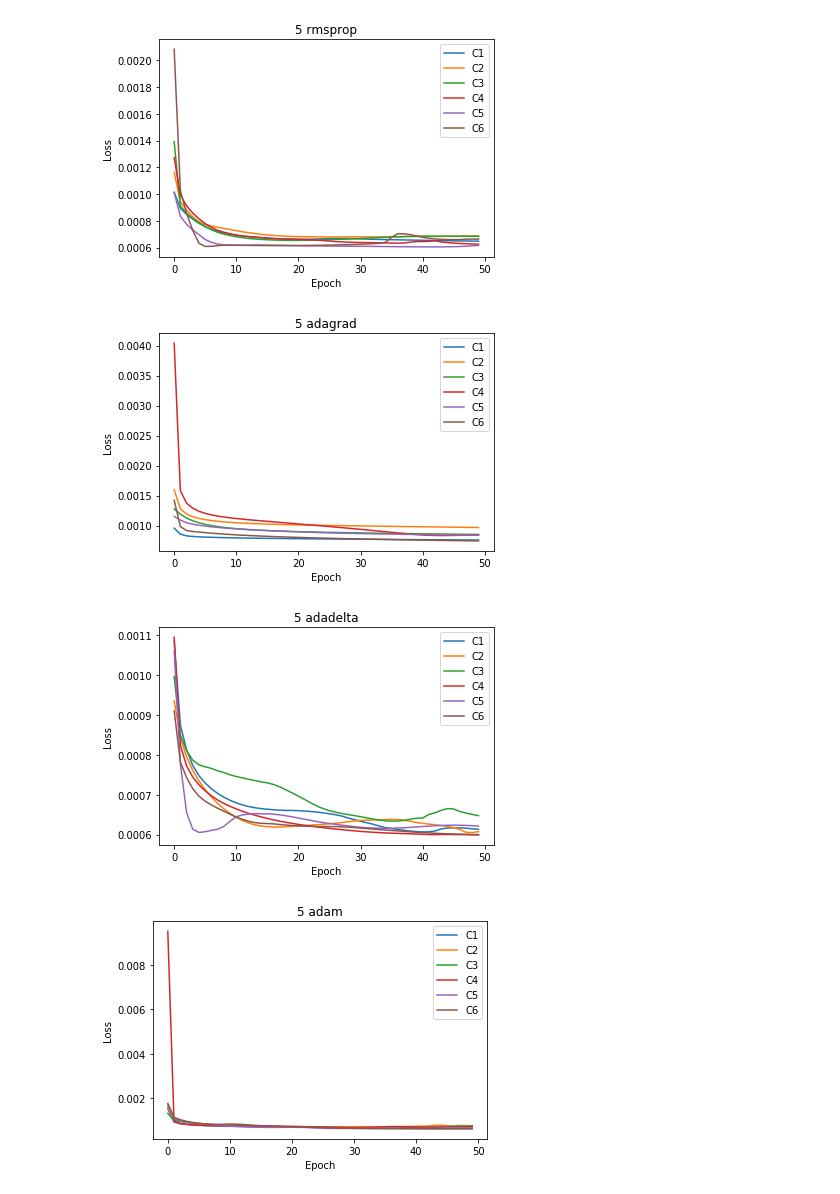
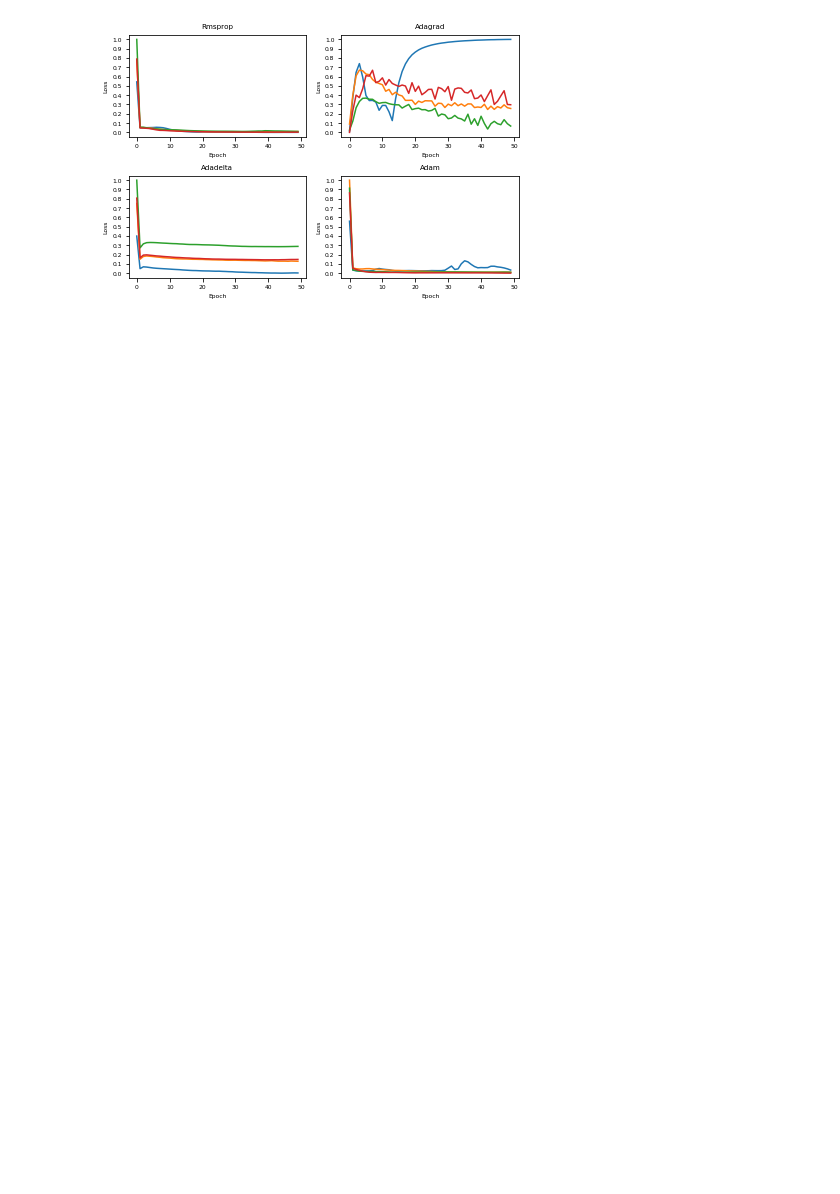
Before and after one commit to datvithanh/lstm-time-series-forecasting, a Jupyter notebook: plot.ipynb, the cells around one changed output. Drawn from its saved outputs; the diff is of its cells as text; code cells hidden in the pictures; blank space fills up the shorter version.

```diff
--- a/plot.ipynb
+++ b/plot.ipynb
@@ -5,29 +104,49 @@ import matplotlib.pyplot as plt
 # %%
 project_path="./"
-save_dir = project_path + "saved_models/13-11-saved-models-cantho/"
+save_dir = project_path + "saved_models/dropout_saved_models/"
 data_path = project_path + "C1-6/C1-6_CanTho/"
-filenames = ["C1", "C2", "C3", "C4", "C5", "C6"]
-neurons = [5,8,10,12,15]
-# neurons = [5,8]
+filenames = ["C1", "C2", "C3", "C4"]#, "C5", "C6"]
+# filenames = ["C1"]
+
+# neurons = [5,8,10,12,15]
+neurons = [15]
 optimizers = ['rmsprop', 'adagrad', 'adadelta', 'adam']
+# optimizers = ['rmsprop', 'adagrad', 'adadelta']
 i = 0
 # %%
+plt.rcParams.update({'font.size': 6})
 for neuron in neurons:
+    i+=1
+    plt.figure(i)
+    splt = 220
+
     for optimizer in optimizers:
-        i+=1
-        plt.figure(i)
+
+        splt = splt+1
+        plt.subplot(splt)
+        datas = []
         for filename in filenames:
             with open(save_dir + str(neuron) + '-' + filename + '-' + optimizer + '-history.json') as f:
                 data = json.load(f)
-            plt.plot(data)
-        plt.title('{} {}'.format(neuron, optimizer))
+            datas.append(data)
+
+        datas = np.array(datas)
+        datas = (datas-np.min(datas))/(np.max(datas)-np.min(datas))
+
+#         scaler = MinMaxScaler(feature_range=(0, 1))
+#         scaler = scaler.fit(datas)
+#         datas = scaler.transform(datas)
+        for i in range(datas.shape[0]):
+            plt.plot(datas[i])
+        plt.yticks(np.arange(0,1.1,0.1))
+#         plt.xticks(np.arange(1,50,1))
+
+        plt.title('{}'.format(optimizer.capitalize()))
         plt.ylabel('Loss')
         plt.xlabel('Epoch')
-        plt.legend(['C1', 'C2', 'C3', 'C4', 'C5', 'C6'], loc='upper right')
-        plt.savefig('./plots/{}-{}.eps'.format(neuron,optimizer), format='eps', dpi=1000)
+
+    plt.tight_layout()
+    plt.savefig('./plots/23-11/{}-{}.eps'.format(neuron,optimizer), format='eps', dpi=1000)
     plt.show()
 # %% [output]
-[figure, old version]
+[figure, new version]
-[figure, removed]
-[figure, removed]
-[figure, removed]
```
Also changed, not shown: parts of 7 cells of this notebook, 30 other files.
